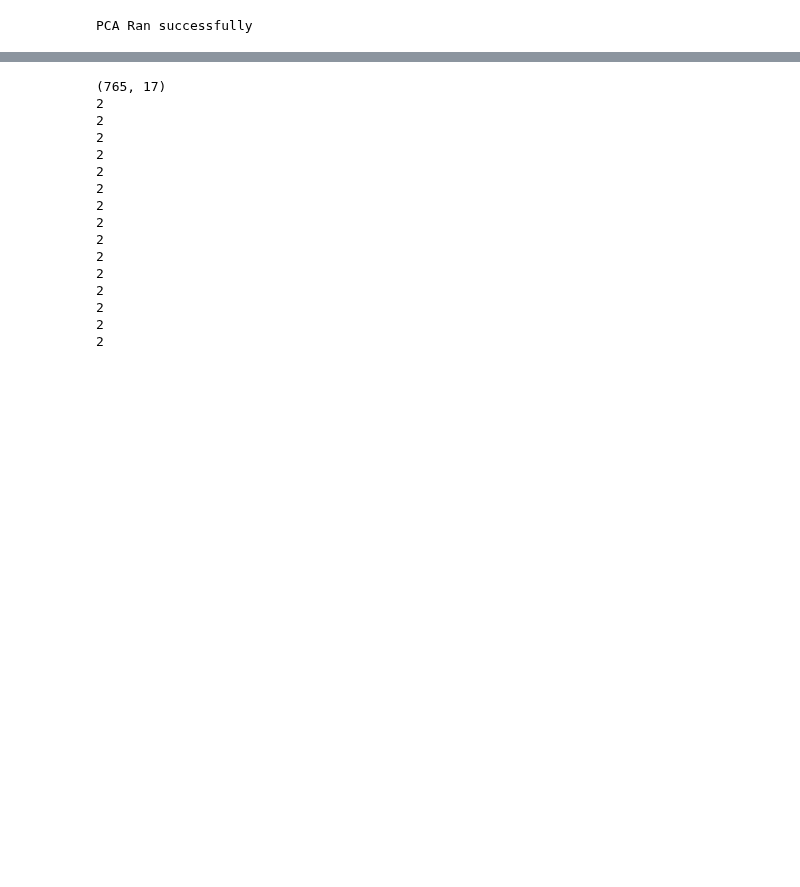
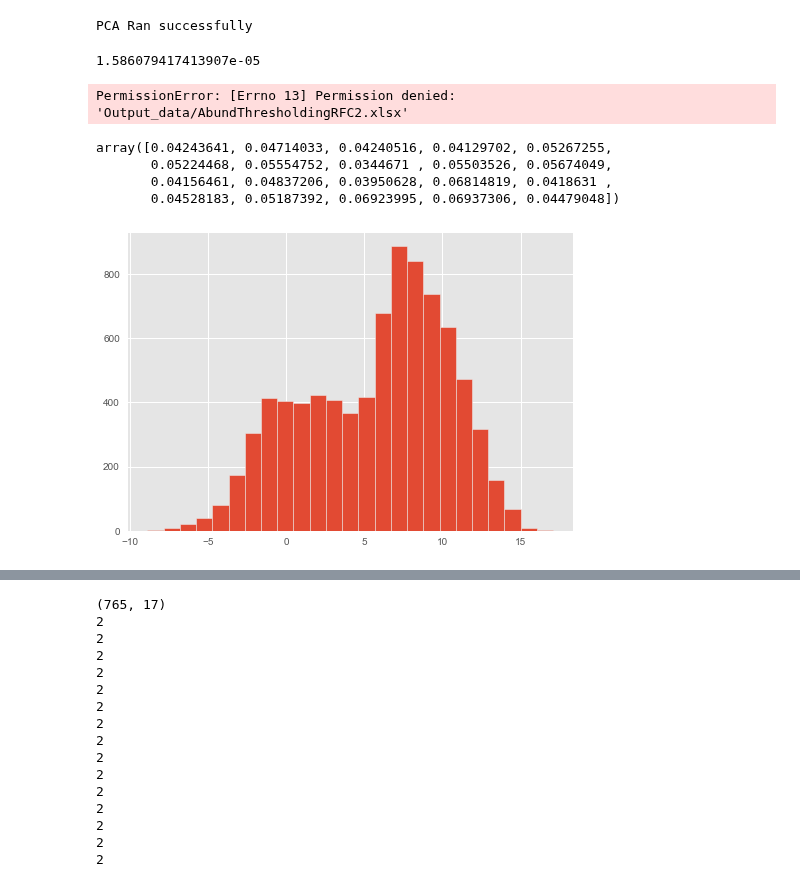
Before and after one commit to karst-poulsen/PC_ML_using_NSP, a Jupyter notebook: ML_5_pubpipe_Samples.ipynb, the cells around one changed output, grey strips where cells are left out. Cells and saved outputs as stored; diff of their text form; code cells hidden in the pictures; blank space fills up the shorter version.

```diff
--- a/ML_5_pubpipe_Samples.ipynb
+++ b/ML_5_pubpipe_Samples.ipynb
@@ -495,30 +480,41 @@ summary.to_excel('Output_data/'+id+'.xlsx', index=False)
 print('done')
 # %% [output]
 PCA Ran successfully
+# %%
+df_filepath='Input_data/Save_files/df_1_no0.xlsx'
+df = pd.read_excel(df_filepath, header=0)
+Min_Control=df['Abundance_Controls'].drop_duplicates().nsmallest(2).iloc[-1]
+Min_Control
+# %% [output]
+1.586079417413907e-05
 # %%
 ### Running Binary Classification systems and seeing what abund threshold is the best for performance##
 
-abund_thresh=np.arange(0.01,1.0,0.05).tolist()
-df_filepath='Input_data/Save_files/df_1_all.xlsx'
+abund_thresh=[-2,-1,-0.5,0.25,0.5,0.75,1,2,3,4]
+df_filepath='Input_data/Save_files/df_1_no0.xlsx'
 df = pd.read_excel(df_filepath, header=0)
+Min_Control=df['Abundance_Controls'].drop_duplicates().nsmallest(2).iloc[-1]
+df['Abundance_Controls'].replace(0,Min_Control,inplace=True)
+df['Enrich']= np.log2(df['Abundance']/df['Abundance_Controls'])
+# df = df.replace(np.inf,10)
 model=RandomForestClassifier()
 # id='RFR_AFilter_'+str(i)+'NoCon'
 # Create an empty pandas DataFrame to store the evaluation metrics
 eval_df = pd.DataFrame(columns=['Abund Thresh', 'F1', 'AUROC', 'Accuracy', 'Precision', 'Recall'])
-df=df.drop(columns=['Entry', 'Sequence', 'NPID', 'Ligands', 'Protein Source', 'Sample_num', 'Unnamed: 5','Raw_FileID'])
-df=df.drop(columns=['Abundance_Controls'])
+df=df.drop(columns=['Entry', 'Sequence', 'NPID', 'Ligands', 'Protein Source', 'Sample_num','Raw_FileID','BatchID'])
+df=df.drop(columns=['Abundance_Controls','Abundance'])
 
 # Iterate through multiple iterations of model training and testing
 for i in abund_thresh:
     df_a=df.copy()
-    df_a['binary_target']= df_a['Abundance'].apply(lambda t: 1 if t>=i else 0)
+    df_a['binary_target']= df_a['Enrich'].apply(lambda t: 1 if t>=i else 0)
     labels_df = df_a['binary_target'].copy()
     # id_col= df_a['NPUNID'].copy()
     label_binary=np.ravel(labels_df)
-    df_a=df_a.drop(columns=['Abundance','NPUNID','binary_target']).copy()
+    df_a=df_a.drop(columns=['NPUNID','binary_target','Enrich']).copy()
 
     step = 2
-    RFE_Feats=15
+    RFE_Feats=20
     selector = RFE(model, n_features_to_select=RFE_Feats, step=step)
     selector = selector.fit(df_a, label_binary)
     selector.support_
@@ -526,7 +522,7 @@ for i in abund_thresh:
     feat_list = selector.get_feature_names_out()
     df_a = df_a[feat_list].copy()
 
-    x_train, x_test, y_train, y_test = train_test_split(df_a, label_binary, test_size=0.2, random_state=42)
+    x_train, x_test, y_train, y_test = train_test_split(df_a, label_binary, test_size=0.3, random_state=42)
     model.fit(x_train, y_train)
     y_pred = model.predict(x_test)
     f1 = f1_score(y_test, y_pred)
@@ -543,4 +539,21 @@ for i in abund_thresh:
                               'Precision': precision,
                               'Recall': recall}, ignore_index=True)
 
-eval_df.to_excel('Output_data/AbundThresholdingRFC.xlsx', index=False)
+eval_df.to_excel('Output_data/AbundThresholdingRFC2.xlsx', index=False)
+# %% [output]
+PermissionError: [Errno 13] Permission denied: 'Output_data/AbundThresholdingRFC2.xlsx'
+# %%
+model.feature_importances_
+# %% [output]
+array([0.04243641, 0.04714033, 0.04240516, 0.04129702, 0.05267255,
+       0.05224468, 0.05554752, 0.0344671 , 0.05503526, 0.05674049,
+       0.04156461, 0.04837206, 0.03950628, 0.06814819, 0.0418631 ,
+       0.04528183, 0.05187392, 0.06923995, 0.06937306, 0.04479048])
+# %%
+plt.hist(df['Enrich'],bins=25)
+# plt.xlim(-2,2)
+
+plt.savefig('Output_data/Enrich_Hist.png')
+plt.show()
+# %% [output]
+[figure, added]
```
Also changed, not shown: parts of 8 cells of this notebook, 4 other files.
